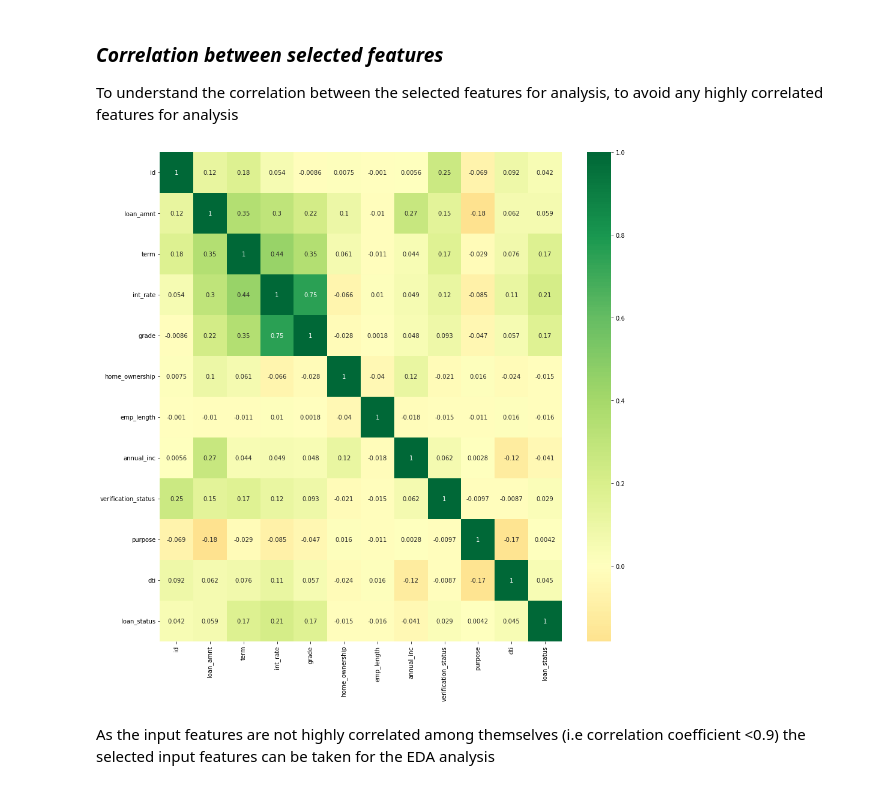
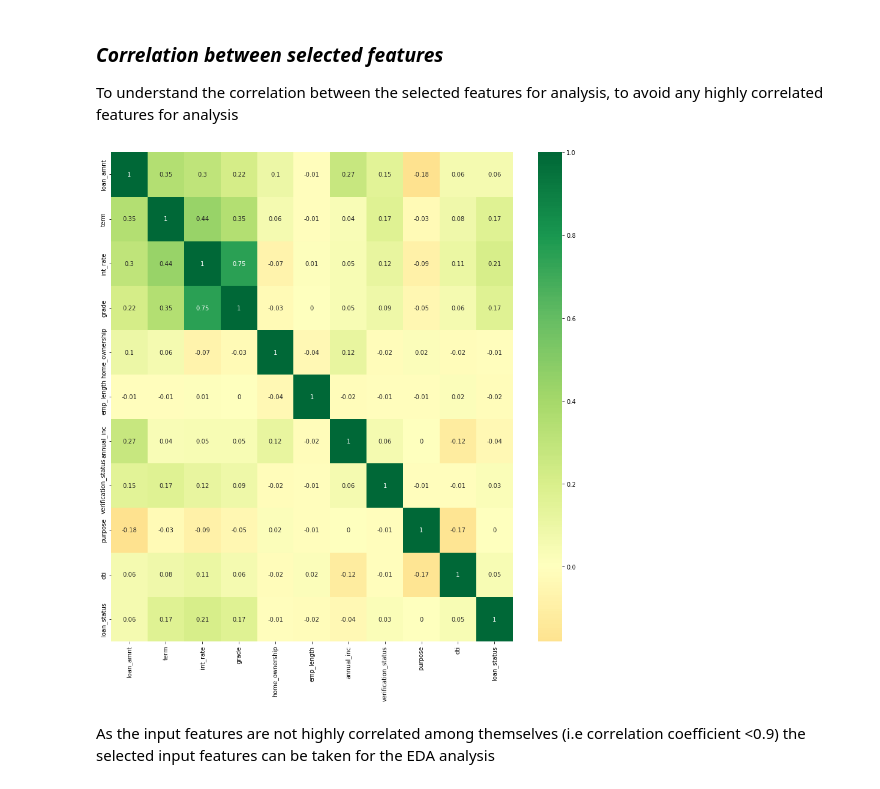
Before and after one commit to karthickchetti/LendingClubCaseStudy, a Jupyter notebook: Karthick_Chetti.ipynb, the cells around one changed output. Drawn from its saved outputs; the diff is of its cells as text; code cells hidden in the pictures.

Commit message:
Updated ppt and correlation plot

```diff
--- a/Karthick_Chetti.ipynb
+++ b/Karthick_Chetti.ipynb
@@ -240,19 +240,21 @@ To understand the correlation between the selected features for analysis, to avo
 # %%
 #Categorical Features
 lc_df_corr=lc_df
 categorical_data=ordered_cat_data+unordered_cat_data
 categorical_data
 for col in categorical_data:
     col_unique_vals=list(lc_df_corr[col].value_counts().index)
     col_labels=np.arange(1,len(col_unique_vals)+1)
     rep_dict=dict(zip(col_unique_vals,col_labels))
     lc_df_corr=lc_df_corr.replace({col: rep_dict})
-lc_corr_matrix=lc_df_corr.corr()
+lc_corr_matrix=lc_df_corr.corr().round(2)
+lc_corr_matrix.drop("id",axis=1,inplace=True)
+lc_corr_matrix.drop("id",axis=0,inplace=True)
 plt.figure(figsize=(15,15))
 sns.heatmap(lc_corr_matrix,center=0, annot=True,cmap="RdYlGn")
 plt.show()
 # %% [output]
-[figure, old version]
+[figure, new version]
 # %% [markdown]
 As the input features are not highly correlated  among themselves (i.e correlation coefficient <0.9) the selected input features can be taken for the EDA analysis
 # %% [markdown]
```
Also changed, not shown: parts of 1 cell of this notebook.
